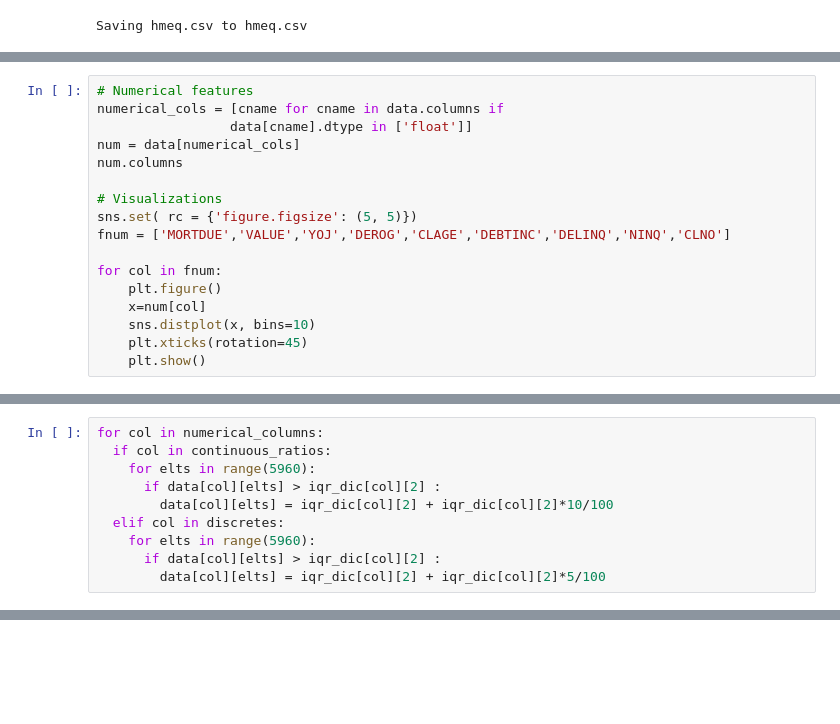
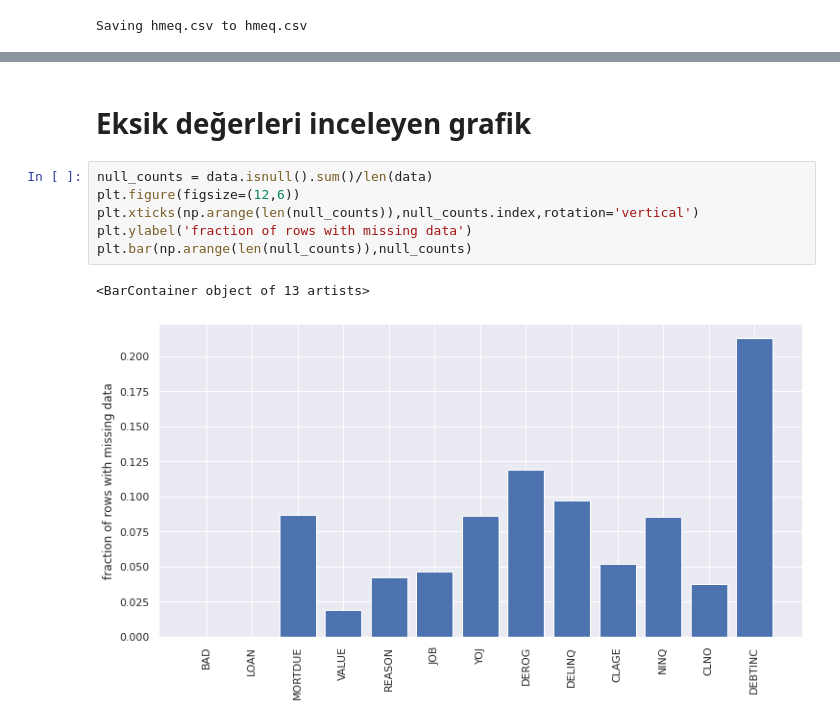
Before and after one commit to silanisik/Credit_Data_Classification, a Jupyter notebook: Credit_Data_Classification.ipynb, the cells around one changed output, grey strips where cells are left out. Drawn from its saved outputs; the diff is of its cells as text; blank space fills up the shorter version.

```diff
--- a/Credit_Data_Classification.ipynb
+++ b/Credit_Data_Classification.ipynb
@@ -335,17 +157,0 @@ data.corr(method ='pearson')
-# %%
-# Numerical features
-numerical_cols = [cname for cname in data.columns if
-                 data[cname].dtype in ['float']]
-num = data[numerical_cols]
-num.columns
-
-# Visualizations
-sns.set( rc = {'figure.figsize': (5, 5)})
-fnum = ['MORTDUE','VALUE','YOJ','DEROG','CLAGE','DEBTINC','DELINQ','NINQ','CLNO']
-
-for col in fnum:
-    plt.figure()
-    x=num[col]
-    sns.distplot(x, bins=10)
-    plt.xticks(rotation=45)
-    plt.show()
@@ -541,10 +169,0 @@ discretes = ["CLNO","DELINQ","DEROG","NINQ","YOJ"]
-# %%
-for col in numerical_columns:
-  if col in continuous_ratios:
-    for elts in range(5960):
-      if data[col][elts] > iqr_dic[col][2] :
-        data[col][elts] = iqr_dic[col][2] + iqr_dic[col][2]*10/100
-  elif col in discretes:
-    for elts in range(5960):
-      if data[col][elts] > iqr_dic[col][2] :
-        data[col][elts] = iqr_dic[col][2] + iqr_dic[col][2]*5/100
@@ -620,0 +309,11 @@ simpleImputer(data, numerical_columns)
+# %% [markdown]
+# Eksik değerleri inceleyen grafik
+# %%
+null_counts = data.isnull().sum()/len(data)
+plt.figure(figsize=(12,6))
+plt.xticks(np.arange(len(null_counts)),null_counts.index,rotation='vertical')
+plt.ylabel('fraction of rows with missing data')
+plt.bar(np.arange(len(null_counts)),null_counts)
+# %% [output]
+<BarContainer object of 13 artists>
+[figure, added]
```
Also changed, not shown: parts of 140 cells of this notebook.
